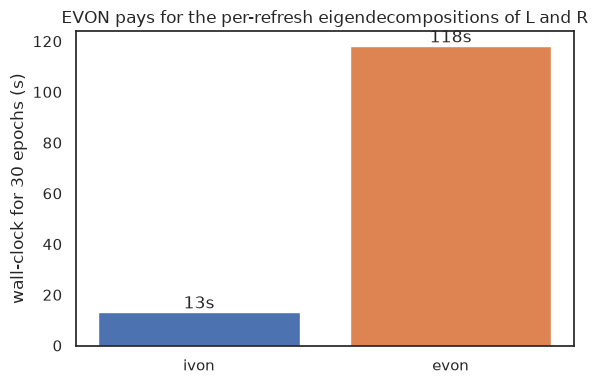
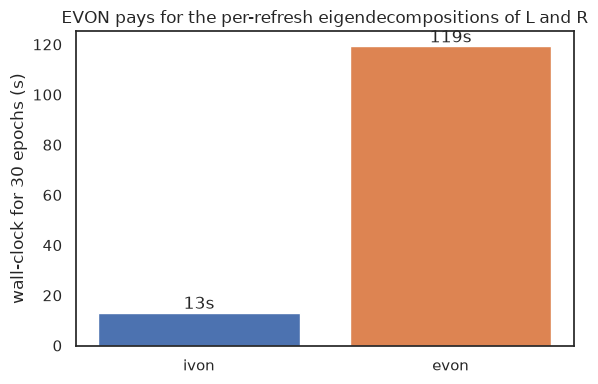
Code edit (unified diff) that turned the first committed figure into the second:
--- before
+++ after
@@ -1,5 +1,5 @@
 fig, ax = plt.subplots(figsize=(6, 4))
 names = list(timings)
-ax.bar(names, [timings[n] for n in names], color=['C0', 'C1'])
+ax.bar(names, [timings[n] for n in names], color=[f'C{i}' for i in range(len(names))])
 for i, n in enumerate(names):
     ax.text(i, timings[n], f"{timings[n]:.0f}s", ha='center', va='bottom')

Commit: docs(evon): add EVON-Hutchinson run to the IVON vs EVON notebook